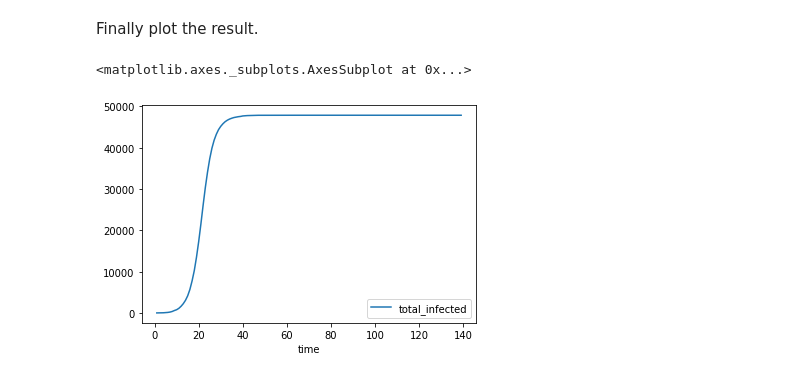
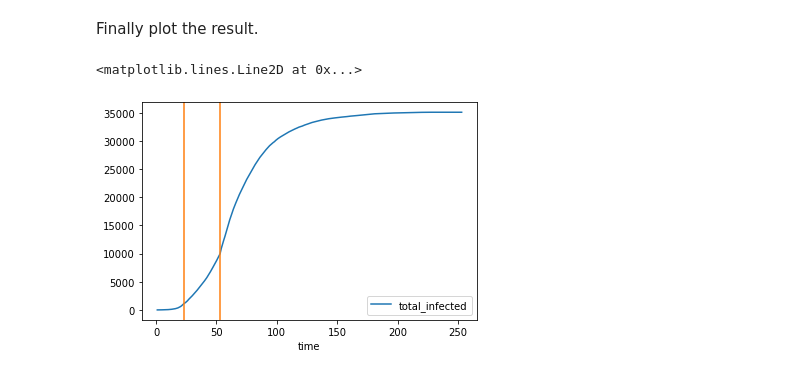
Before and after one commit to Expii/OpenABM-Covid19, a Jupyter notebook: examples/novid_102.ipynb, the cells around one changed output. Drawn from its saved outputs; the diff is of its cells as text; code cells hidden in the pictures.

```diff
--- a/examples/novid_102.ipynb
+++ b/examples/novid_102.ipynb
@@ -9,3 +5,13 @@ params.set_param( "n_total", 50000 )
+# %%
+import example_utils as utils
+params = utils.get_baseline_parameters()
+params.set_param( "n_total", 100000 )
+params.set_param( "rng_seed", 1 )
+params.set_param( 'intervention_start_time', 1 )
+params.set_param( 'tracing_network_depth', 1 )
+params.set_param( 'app_phone_fraction', 0.7 )
+params.set_param( 'quarantine_compliance_traced_symptoms', 1 )
+params.set_param( 'quarantine_compliance_traced_positive', 1 )
 # %% [markdown]
 The next step is to get the simulation until 500 people have been infected
 # %%
@@ -20,0 +24,7 @@ sim.steps( 30 )
+# %%
+lockdown_start = len(sim.results['time'])
+print(f"lockdown starts on time {lockdown_start} (inclusive)")
+sim.env.model.update_running_params("lockdown_on", 1)
+sim.steps( 30 )
+lockdown_end = len(sim.results['time'])
+print(f"lockdown ends on time {lockdown_end} (exclusive)")
@@ -28,6 +41,7 @@ We then run the simimulation for another 100 days.
 # %%
 # lockdown off
 sim.env.model.update_running_params("lockdown_on", 0)
+sim.env.model.update_running_params("lockdown_elderly_on", 1)
 
 # 80% self-quarantine along with their households
 sim.env.model.update_running_params("self_quarantine_fraction", 0.8 )
@@ -40,13 +54,16 @@ sim.env.model.update_running_params("trace_on_symptoms", 1 )
 sim.env.model.update_running_params("quarantine_household_on_traced_symptoms", 1 )
 
 # step forwrard another 100 days
-sim.steps( 100 )
+sim.steps( 200 )
 # %% [markdown]
 Finally plot the result.
 # %%
 import pandas as pd
+import matplotlib.pyplot as plt
 timeseries = pd.DataFrame( sim.results )
 timeseries.plot( x = "time", y = "total_infected" )
+plt.axvline(x=lockdown_start, color='tab:orange')
+plt.axvline(x=lockdown_end, color='tab:orange')
 # %% [output]
-<matplotlib.axes._subplots.AxesSubplot at 0x...>
+<matplotlib.lines.Line2D at 0x...>
-[figure, old version]
+[figure, new version]
```
Also changed, not shown: parts of 8 cells of this notebook, 26 other files.
